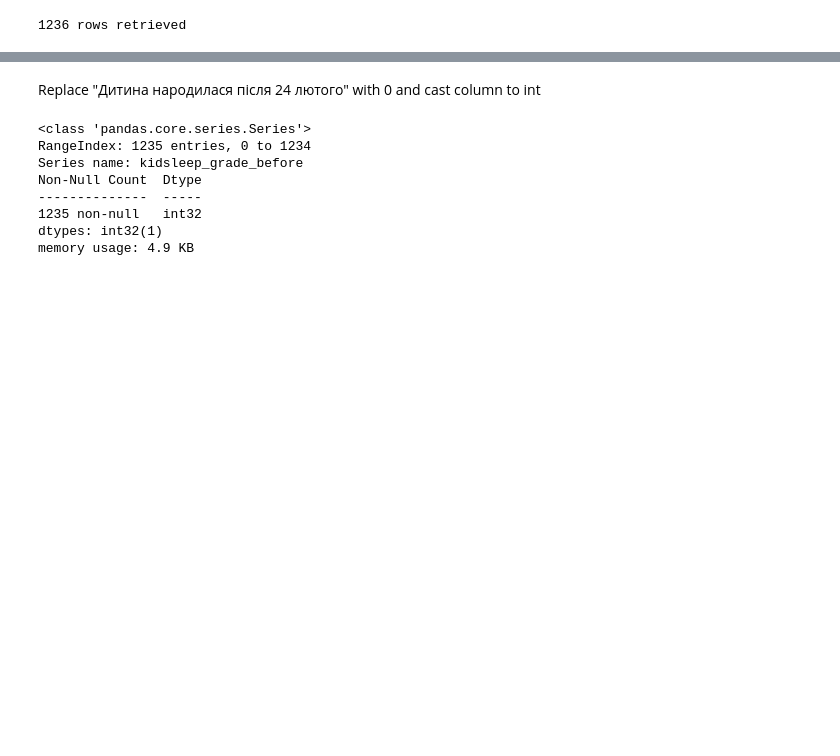
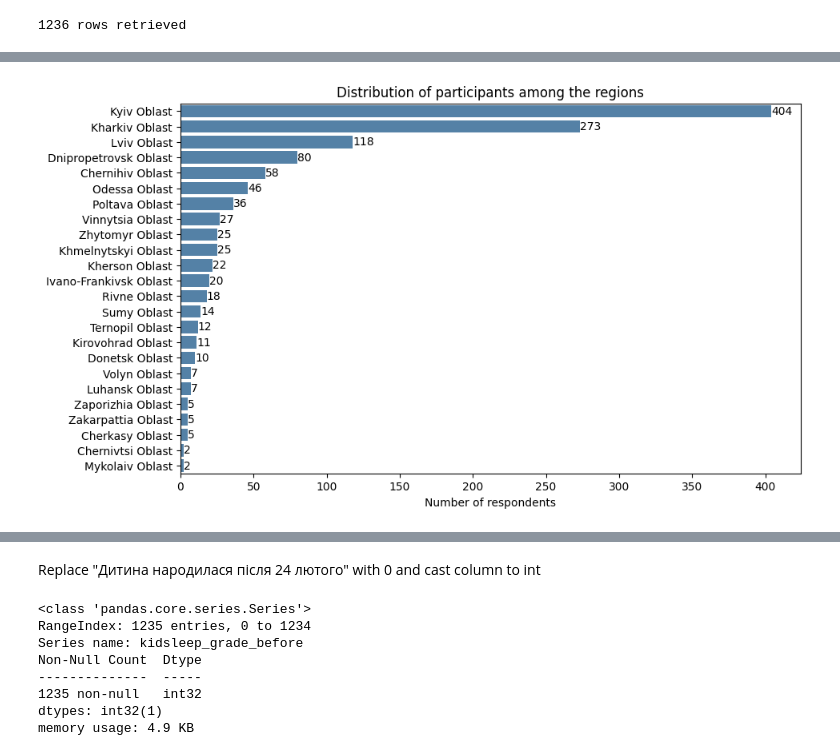
Before and after one commit to hexann666/baby-sleep_war, a Jupyter notebook: code/baby-sleep_war.ipynb, the cells around one changed output, grey strips where cells are left out. Saved outputs shown, nothing was run; the diff lists cells and outputs as text; code cells hidden in the pictures; blank space fills up the shorter version.

```diff
--- a/code/baby-sleep_war.ipynb
+++ b/code/baby-sleep_war.ipynb
@@ -147,6 +138,4 @@ dic_corrections = df_corrections.loc[~df_corrections.corrected.isna()].set_index
 # %%
-# TODO: write to function
-
 dic_place = {'село':'',
         'с. ':'',
         'пп':'',
@@ -217,10 +206,11 @@ dic_region = {
 
 df.location_before = df.location_before.str.lower()
 df.location_before = df.location_before.str.strip()
+#print(df.location_before[df['location_before'].str.contains('хмельницк', case=False)])
 df.location_before = df.location_before.replace(dic_corrections, regex=True)
-
+#print(df.location_before[df['location_before'].str.contains('хмельницк', case=False)])
 city = df.location_before
-city = city.replace(['м\.', '^м\.', ' м ', ',м', 'місто'], '', regex=True)
+city = city.replace(['м\.', '^м\.', ' м ', ',м', 'місто', ' город'], '', regex=True)
 city = city.replace(['область','облачть', 'області'], 'обл', regex=True)
 city = city.replace(dic_place, regex=True)
 city = city.str.strip()
@@ -235,9 +225,6 @@ print('Кількість населених пунктів серед респ
 
 df_city = city.value_counts()
 print_all(df_city.sort_values())
-"""
-print_all(df[['city_raw', 'city']])
-"""
 df['city'] = city
 
 #df[['city_raw', 'city']].to_csv(r'city.csv', index = False)
@@ -266,6 +263,7 @@ df_regions['village'] = df_regions['village'].str.lower()
 df_regions['region'] = df_regions['region'].str.lower()
 df_regions['village'] = df_regions['village'].str.replace('[^\w\s]','', regex=True)
 dic_regions = df_regions.set_index('village')['region'].to_dict()
+dic_regions_en = df_regions.set_index('region')['region_en'].to_dict()
 #dic_regions = {k.lower():v.lower() for k,v in dic_regions.items()}
 dic_regions
 # %% [output]
@@ -335,0 +338,12 @@ print_all(df[['region']].loc[df['city'] == df['region']])
+# %%
+# create a new Dataframe for visualisation
+df_region = df['region'].value_counts()
+df_region = df_region.reset_index()
+df_region = df_region.rename({'index': 'region', 'region':'number'}, axis=1)
+
+df_region = df_region.drop(index=[22, 25])
+df_region['region_en'] = df_region.region.replace(dic_regions_en, regex = True)
+df_region.region = df_region['region'].str.capitalize()
+
+df_region
+#df_region.to_csv('../data/distribution_in_regions.csv')
@@ -335,0 +381,20 @@ print_all(df[['region']].loc[df['city'] == df['region']])
+# %%
+fig, ax = plt.subplots(figsize=(10, 6))
+
+sns.barplot(data=df_region,
+            y='region_en',
+            x='number',
+            orient = 'h',
+            color='steelblue'
+            #stat="percent",
+            #discrete=True
+            ).set(title='Distribution of participants among the regions',
+            xlabel='Number of respondents',
+            ylabel=None
+            )
+#plt.xticks(rotation=70)
+ax.bar_label(ax.containers[0])
+plt.show()
+fig.savefig('../figs/distribution_regions.jpg')
+# %% [output]
+[figure, added]
```
Also changed, not shown: parts of 68 cells of this notebook, 3 other files.
